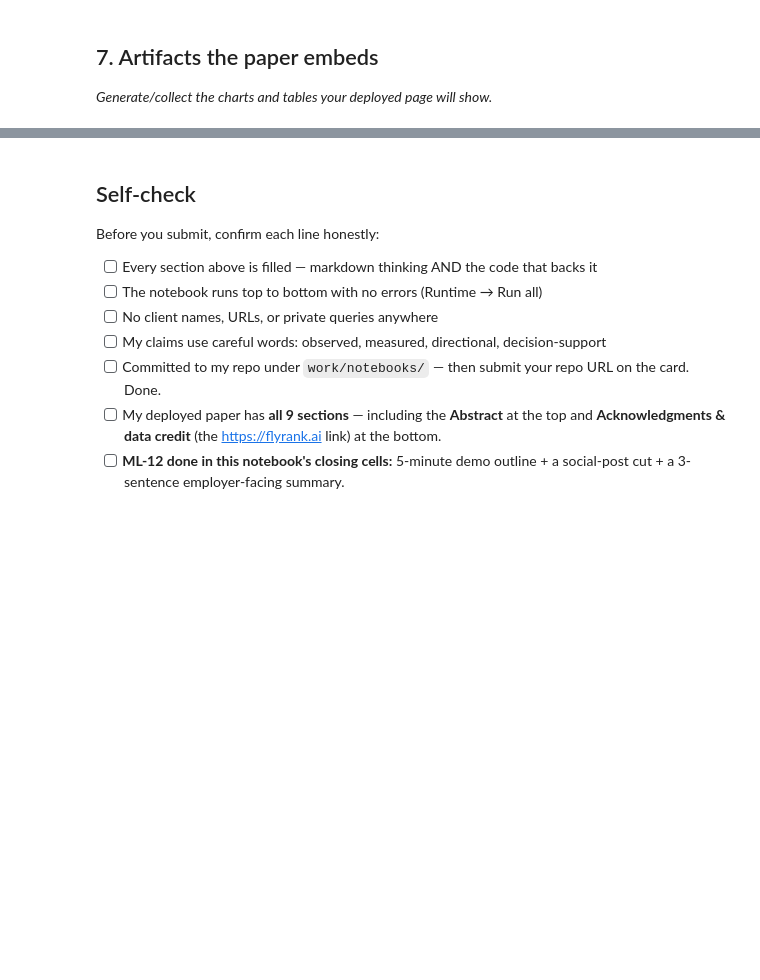
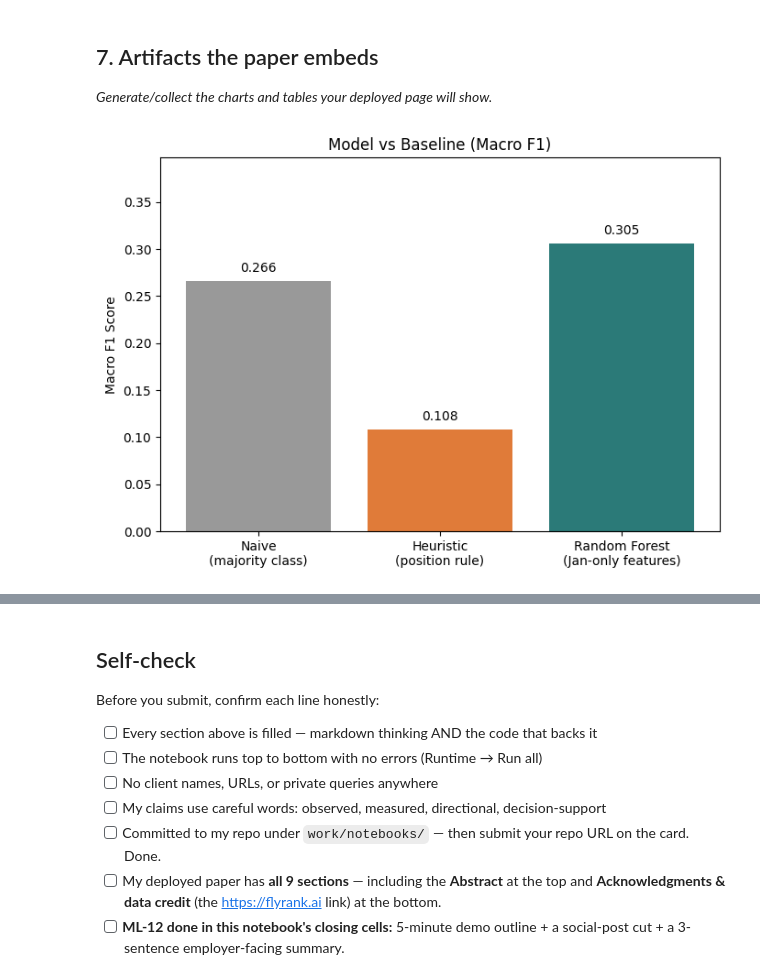
Before and after one commit to MuhammadAhmadIshtiaq/ml-internship-muhammadahmadishtiaq, a Jupyter notebook: work/notebooks/capstone.ipynb, the cells around one changed output, grey strips where cells are left out. Drawn from its saved outputs; the diff is of its cells as text; code cells hidden in the pictures; blank space fills up the shorter version.

```diff
--- a/work/notebooks/capstone.ipynb
+++ b/work/notebooks/capstone.ipynb
@@ -387,0 +417,17 @@ of small client count, not a flaw in the grouping method itself.
+# %%
+import pandas as pd
+# Quick sensitivity check: does macro F1 hold up across different train/test splits?
+# (Addresses the small-client-count limitation above with real evidence, not just a caveat.)
+results = []
+for seed in [0, 1, 42, 7, 99]:
+    gss_s = GroupShuffleSplit(n_splits=1, test_size=0.2, random_state=seed)
+    tr_idx, te_idx = next(gss_s.split(X, y, groups=groups))
+    m = RandomForestClassifier(n_estimators=200, max_depth=6, random_state=42, class_weight='balanced')
+    m.fit(X.iloc[tr_idx], y.iloc[tr_idx])
+    preds = m.predict(X.iloc[te_idx])
+    f1 = f1_score(y.iloc[te_idx], preds, average='macro')
+    results.append({'seed': seed, 'n_test_clients': groups.iloc[te_idx].nunique(), 'macro_f1': f1})
+
+sensitivity_df = pd.DataFrame(results)
+print(sensitivity_df)
+print(f"\nMacro F1 range: {sensitivity_df['macro_f1'].min():.3f} - {sensitivity_df['macro_f1'].max():.3f}")
@@ -393,3 +563,70 @@ of small client count, not a flaw in the grouping method itself.
 ## 7. Artifacts the paper embeds
 
 *Generate/collect the charts and tables your deployed page will show.*
+# %%
+%pip -q install seaborn
+import matplotlib.pyplot as plt
+import seaborn as sns
+from sklearn.metrics import confusion_matrix
+
+os.makedirs('work/outputs', exist_ok=True)
+
+# --- Chart 1: Baseline vs Model comparison (macro F1) ---
+comparison = pd.DataFrame({
+    'Method': ['Naive\n(majority class)', 'Heuristic\n(position rule)', 'Random Forest\n(Jan-only features)'],
+    'Macro F1': [
+        f1_score(y_test, naive_preds, average='macro'),
+        f1_score(y_test, heuristic_preds, average='macro'),
+        f1_score(y_test, model_preds, average='macro')
+    ]
+})
+plt.figure(figsize=(7, 5))
+bars = plt.bar(comparison['Method'], comparison['Macro F1'], color=['#999999', '#e07b39', '#2b7a78'])
+plt.ylabel('Macro F1 Score')
+plt.title('Model vs Baseline (Macro F1)')
+plt.ylim(0, max(comparison['Macro F1']) * 1.3)
+for bar, val in zip(bars, comparison['Macro F1']):
+    plt.text(bar.get_x() + bar.get_width()/2, val + 0.01, f'{val:.3f}', ha='center')
+plt.tight_layout()
+plt.savefig('work/outputs/chart_baseline_vs_model.png', dpi=150)
+plt.show()
+
+# --- Chart 2: Label distribution ---
+plt.figure(figsize=(6, 5))
+label_counts = labels_df['label'].value_counts()
+plt.bar(label_counts.index, label_counts.values, color=['#c0392b', '#27ae60', '#7f8c8d'])
+plt.ylabel('Number of pages')
+plt.title('Label Distribution (Jan → March, mid-panel window)')
+for i, v in enumerate(label_counts.values):
+    plt.text(i, v + 20, str(v), ha='center')
+plt.tight_layout()
+plt.savefig('work/outputs/chart_label_distribution.png', dpi=150)
+plt.show()
+
+# --- Chart 3: Sensitivity check across seeds ---
+plt.figure(figsize=(7, 5))
+plt.plot(sensitivity_df['seed'].astype(str), sensitivity_df['macro_f1'], marker='o', color='#2b7a78')
+plt.axhline(y=f1_score(y_test, naive_preds, average='macro'), color='#999999', linestyle='--', label='Naive baseline')
+plt.axhline(y=f1_score(y_test, heuristic_preds, average='macro'), color='#e07b39', linestyle='--', label='Heuristic baseline')
+plt.ylabel('Macro F1')
+plt.xlabel('Random split seed')
+plt.title('Model Stability Across Train/Test Splits')
+plt.legend()
+plt.tight_layout()
+plt.savefig('work/outputs/chart_sensitivity.png', dpi=150)
+plt.show()
+
+# --- Chart 4: Confusion matrix for Random Forest ---
+cm = confusion_matrix(y_test, model_preds, labels=model.classes_)
+plt.figure(figsize=(6, 5))
+sns.heatmap(cm, annot=True, fmt='d', cmap='Blues', xticklabels=model.classes_, yticklabels=model.classes_)
+plt.ylabel('Actual')
+plt.xlabel('Predicted')
+plt.title('Random Forest Confusion Matrix')
+plt.tight_layout()
+plt.savefig('work/outputs/chart_confusion_matrix.png', dpi=150)
+plt.show()
+
+print("All 4 charts saved to work/outputs/")
+# %% [output]
+[figure, added]
```
Also changed, not shown: parts of 7 cells of this notebook.
